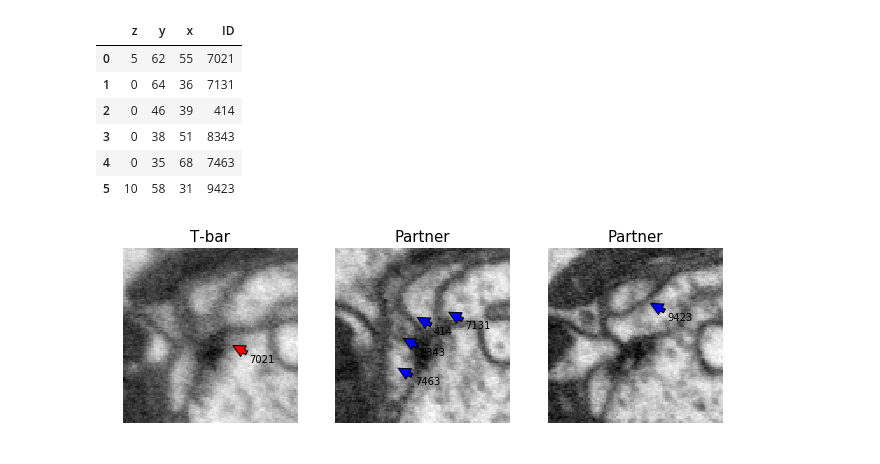
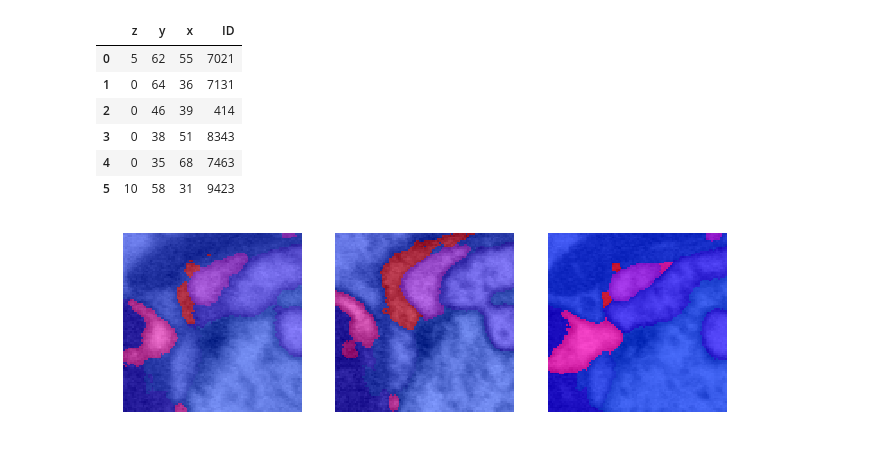
Before and after one commit to haeinkim/fira-capstone-project, a Jupyter notebook: FIB25_EDA.ipynb, the cells around one changed output. Saved outputs shown, nothing was run; the diff lists cells and outputs as text; code cells hidden in the pictures.

```diff
--- a/FIB25_EDA.ipynb
+++ b/FIB25_EDA.ipynb
@@ -67,10 +71,11 @@ df_voxel.head(5)
 # Make the columns contain slice information:
 
 roi_df = df_voxel.copy()
+
 for idx, row in df_voxel.iterrows():
-    roi_df.loc[idx, 'z_slice'] = slice(row[0], row[0] + 32)
-    roi_df.loc[idx, 'y_slice'] = slice(row[1], row[1] + 32)
-    roi_df.loc[idx, 'x_slice'] = slice(row[2], row[3] + 32)
+    roi_df.loc[idx, 'z_slice'] = slice(row[0], (row[0] + 32), None)
+    roi_df.loc[idx, 'y_slice'] = slice(row[1], (row[1] + 32), None)
+    roi_df.loc[idx, 'x_slice'] = slice(row[2], (row[3] + 32), None)
 
 roi_df.head(5)
 # %% [output]
@@ -126,8 +127,10 @@ for i in range(4):
     plt.imshow(chunk_gry[:, :, i * 100], cmap='gray')
     plt.imshow(chunk_gt[:, :, i * 100], alpha=0.5)
     plt.axis('off')
-    plt.title('X{}'.format(3232 + i * 100), fontsize=24)
+    #plt.title('X{}'.format(3232 + i * 100), fontsize=24)
 
 plt.tight_layout()
+plt.savefig('example2.png')
+
 plt.show()
 # %% [output]
@@ -341,50 +344,45 @@ loc_df
 # %%
 # Plot the images and annotate the locations of T-bar and its partners:
 
 plt.figure(figsize=(9, 3))
 
 # Subplot the T-bar:
 
 plt.subplot(1, 3, 1)
 z, y, x, ID = loc_df.loc[0]
 plt.imshow(img[z, :, :], cmap='gray')
-plt.annotate("{}".format(ID), fontsize=10, xy=(y, x), xytext = (y+10, x+10),
-             arrowprops=dict(facecolor='red', shrink=0.05))
-plt.title("T-bar", fontsize=15)
+plt.imshow(gt[z, :, :], cmap='gist_rainbow', alpha=0.5)
+# plt.annotate("{}".format(ID), fontsize=10, xy=(y, x), xytext = (y+10, x+10),
+#              arrowprops=dict(facecolor='red', shrink=0.05))
+#plt.title("T-bar", fontsize=15)
 plt.axis('off')
+
+# Subplot partners:
 
 plt.subplot(1, 3, 2)
 
 for idx, row in loc_df.iloc[1:5].iterrows():
     z, y, x, ID = row
     plt.imshow(img[z, :, :], cmap='gray')
-    plt.annotate("{}".format(ID), fontsize=10, xy=(y, x), xytext = (y+10, x+10),
-                 arrowprops=dict(facecolor='blue', shrink=0.05))
-plt.title("Partner", fontsize=15)
+    plt.imshow(gt[z, :, :], cmap='gist_rainbow', alpha=0.5)
+#     plt.annotate("{}".format(ID), fontsize=10, xy=(y, x), xytext = (y+10, x+10),
+#                  arrowprops=dict(facecolor='blue', shrink=0.05))
+#plt.title("Partner", fontsize=15)
 plt.axis('off')
+
+# Subplot partner located on another layer:
 
 plt.subplot(1, 3, 3)
 z, y, x, ID = loc_df.iloc[-1]
 plt.imshow(img[z, :, :], cmap='gray')
-plt.annotate("{}".format(ID), fontsize=10, xy=(y, x), xytext = (y+10, x+10),
-             arrowprops=dict(facecolor='blue', shrink=0.05))
-plt.title("Partner", fontsize=15)
+plt.imshow(gt[z, :, :], cmap='gist_rainbow', alpha=0.7)
+# plt.annotate("{}".format(ID), fontsize=10, xy=(y, x), xytext = (y+10, x+10),
+#              arrowprops=dict(facecolor='blue', shrink=0.05))
+#plt.title("Partner", fontsize=15)
 plt.axis('off')
 
-
-# for idx, row in loc_df.iterrows():
-#     z, y, x, ID = row[0], row[1], row[2], row[3]
-#     plt.subplot(2, 3, idx+1)
-#     plt.imshow(img[z, :, :], cmap='gray')
-#     if idx > 0:
-
-#     else:
-#         plt.annotate("", fontsize=24, xy=(y, x), xytext = (y+10, x+10),
-#                      arrowprops=dict(facecolor='red', shrink=0.05))
-#         plt.title("T-bar at {}".format(ID), fontsize=15)
-#     plt.axis('off')
-
 plt.tight_layout()
+plt.savefig('example_groundtruth.png')
 plt.show()
 # %% [output]
-[figure, old version]
+[figure, new version]
```
Also changed, not shown: parts of 10 cells of this notebook, 7 other files.
